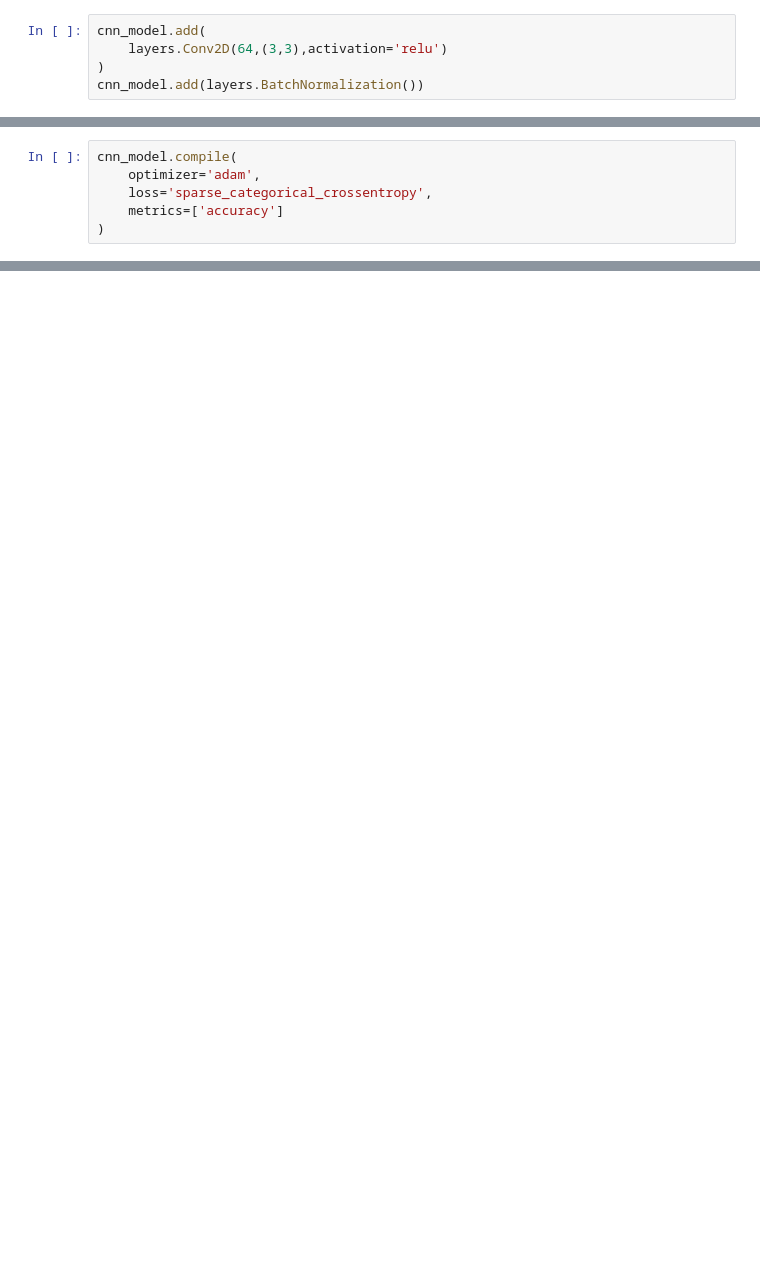
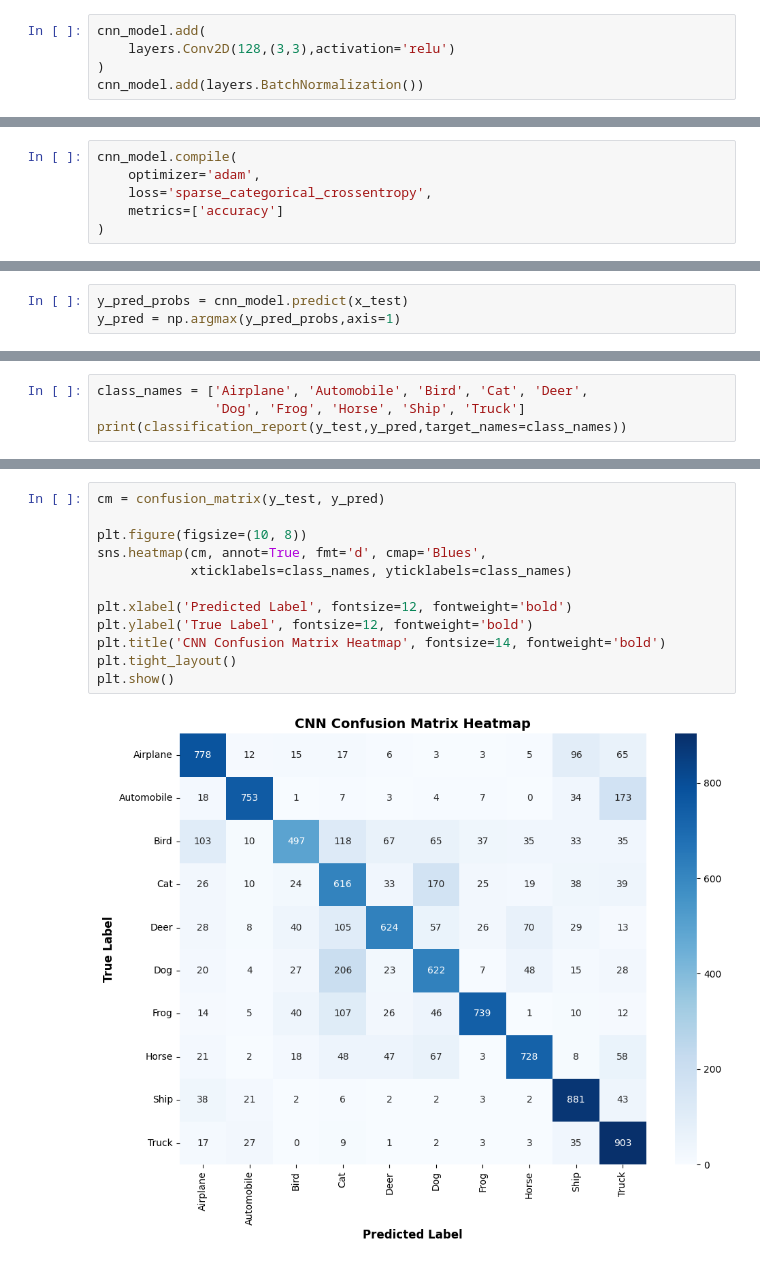
Before and after one commit to shahriarahmedshishir/Learning-DL, a Jupyter notebook: CNN_with_Tensorflow.ipynb, the cells around one changed output, grey strips where cells are left out. Saved outputs shown, nothing was run; the diff lists cells and outputs as text; blank space fills up the shorter version.

Commit message:
just update using cofussion matrix and and classification report

```diff
--- a/CNN_with_Tensorflow.ipynb
+++ b/CNN_with_Tensorflow.ipynb
@@ -34,7 +32,7 @@ cnn_model.add(layers.BatchNormalization())
 cnn_model.add(layers.MaxPooling2D((2,2)))
 # %%
 cnn_model.add(
-    layers.Conv2D(64,(3,3),activation='relu')
+    layers.Conv2D(128,(3,3),activation='relu')
 )
 cnn_model.add(layers.BatchNormalization())
 # %%
@@ -107,0 +106,3 @@ test_lose,test_acc = cnn_model.evaluate(x_test,y_test,verbose=2)
+# %%
+y_pred_probs = cnn_model.predict(x_test)
+y_pred = np.argmax(y_pred_probs,axis=1)
@@ -107,0 +111,4 @@ test_lose,test_acc = cnn_model.evaluate(x_test,y_test,verbose=2)
+# %%
+class_names = ['Airplane', 'Automobile', 'Bird', 'Cat', 'Deer',
+               'Dog', 'Frog', 'Horse', 'Ship', 'Truck']
+print(classification_report(y_test,y_pred,target_names=class_names))
@@ -107,0 +132,14 @@ test_lose,test_acc = cnn_model.evaluate(x_test,y_test,verbose=2)
+# %%
+cm = confusion_matrix(y_test, y_pred)
+
+plt.figure(figsize=(10, 8))
+sns.heatmap(cm, annot=True, fmt='d', cmap='Blues',
+            xticklabels=class_names, yticklabels=class_names)
+
+plt.xlabel('Predicted Label', fontsize=12, fontweight='bold')
+plt.ylabel('True Label', fontsize=12, fontweight='bold')
+plt.title('CNN Confusion Matrix Heatmap', fontsize=14, fontweight='bold')
+plt.tight_layout()
+plt.show()
+# %% [output]
+[figure, added]
```
Also changed, not shown: parts of 7 cells of this notebook.
